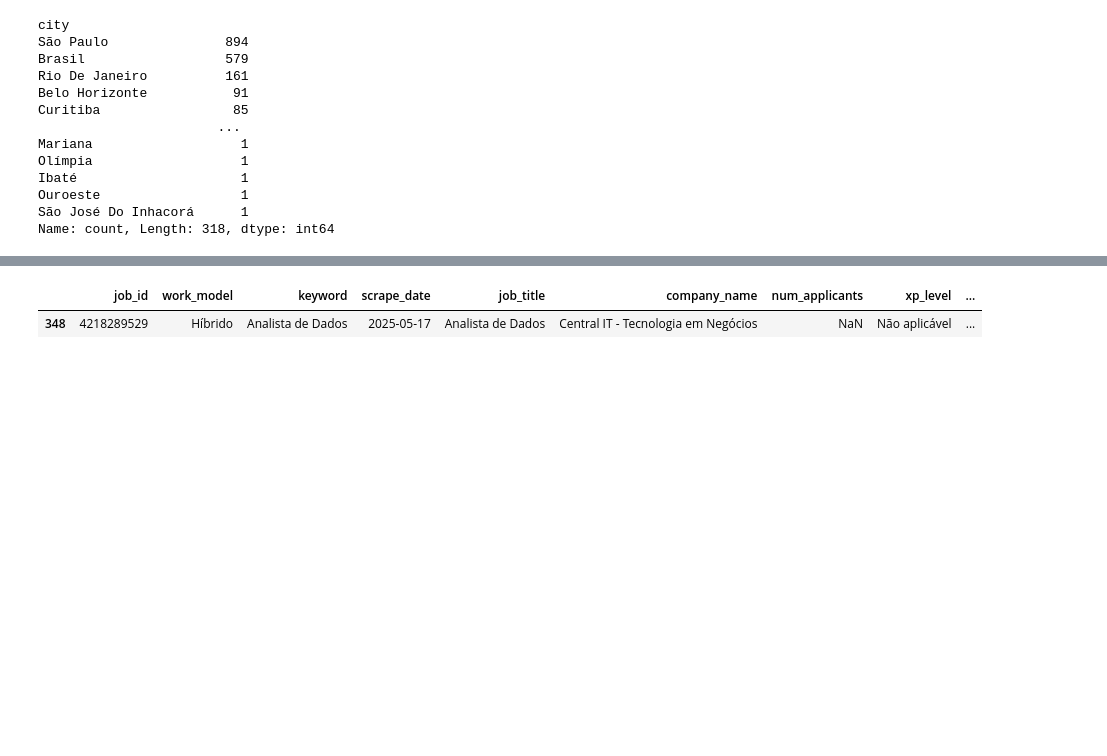
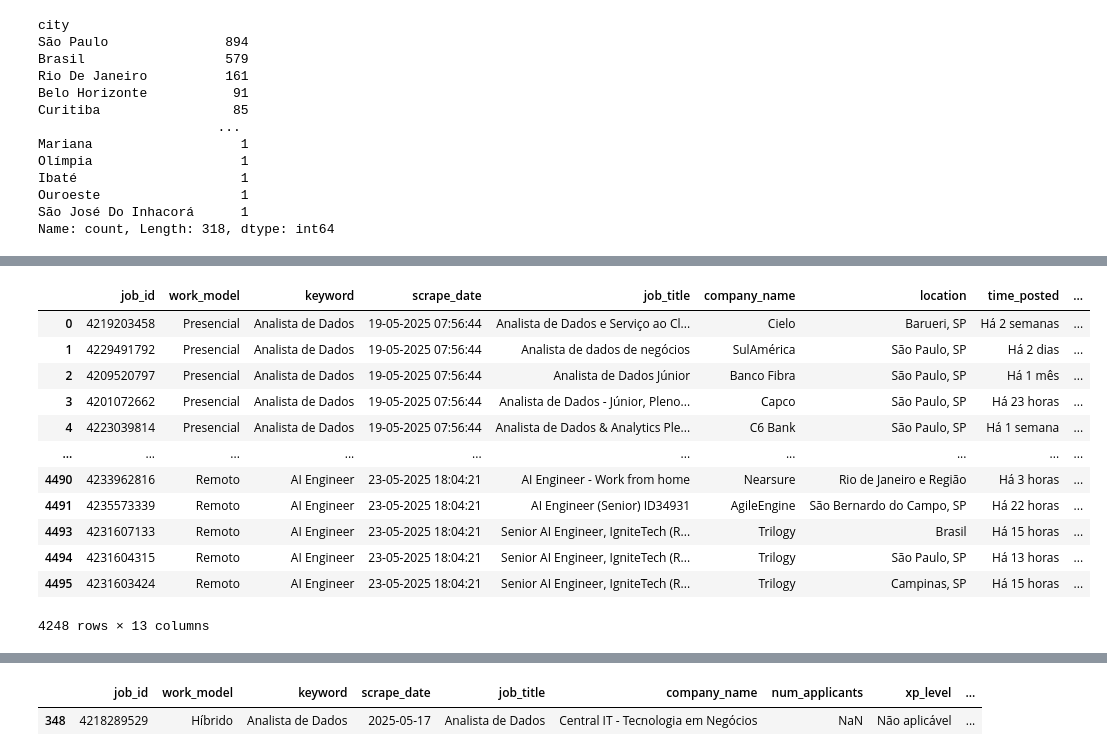
Before and after one commit to amaurineo/linkedin_jobs_analysis, a Jupyter notebook: notebooks/eda.ipynb, the cells around one changed output, grey strips where cells are left out. Saved outputs shown, nothing was run; the diff lists cells and outputs as text; code cells hidden in the pictures; blank space fills up the shorter version.

```diff
--- a/notebooks/eda.ipynb
+++ b/notebooks/eda.ipynb
@@ -72,0 +89,18 @@ skills = pd.read_csv('../data/processed/df_skills.csv')
+# %%
+df[~df.duplicated(subset=['work_model', 'job_title',
+       'company_name', 'location', 'xp_level', 'job_type', 'job_sectors',
+       'job_description'])]
+# %% [output]
+|  | job_id | work_model | keyword | scrape_date | job_title | company_name | location | time_posted | ... |
+| 0 | 4219203458 | Presencial | Analista de Dados | 19-05-2025 07:56:44 | Analista de Dados e Serviço ao Cl... | Cielo | Barueri, SP | Há 2 semanas | ... |
+| 1 | 4229491792 | Presencial | Analista de Dados | 19-05-2025 07:56:44 | Analista de dados de negócios | SulAmérica | São Paulo, SP | Há 2 dias | ... |
+| 2 | 4209520797 | Presencial | Analista de Dados | 19-05-2025 07:56:44 | Analista de Dados Júnior | Banco Fibra | São Paulo, SP | Há 1 mês | ... |
+| 3 | 4201072662 | Presencial | Analista de Dados | 19-05-2025 07:56:44 | Analista de Dados - Júnior, Pleno... | Capco | São Paulo, SP | Há 23 horas | ... |
+| 4 | 4223039814 | Presencial | Analista de Dados | 19-05-2025 07:56:44 | Analista de Dados & Analytics Ple... | C6 Bank | São Paulo, SP | Há 1 semana | ... |
+| ... | ... | ... | ... | ... | ... | ... | ... | ... | ... |
+| 4490 | 4233962816 | Remoto | AI Engineer | 23-05-2025 18:04:21 | AI Engineer - Work from home | Nearsure | Rio de Janeiro e Região | Há 3 horas | ... |
+| 4491 | 4235573339 | Remoto | AI Engineer | 23-05-2025 18:04:21 | AI Engineer (Senior) ID34931 | AgileEngine | São Bernardo do Campo, SP | Há 22 horas | ... |
+| 4493 | 4231607133 | Remoto | AI Engineer | 23-05-2025 18:04:21 | Senior AI Engineer, IgniteTech (R... | Trilogy | Brasil | Há 15 horas | ... |
+| 4494 | 4231604315 | Remoto | AI Engineer | 23-05-2025 18:04:21 | Senior AI Engineer, IgniteTech (R... | Trilogy | São Paulo, SP | Há 13 horas | ... |
+| 4495 | 4231603424 | Remoto | AI Engineer | 23-05-2025 18:04:21 | Senior AI Engineer, IgniteTech (R... | Trilogy | Campinas, SP | Há 15 horas | ... |
+4248 rows × 13 columns
```
Also changed, not shown: parts of 4 cells of this notebook, 6 other files.
